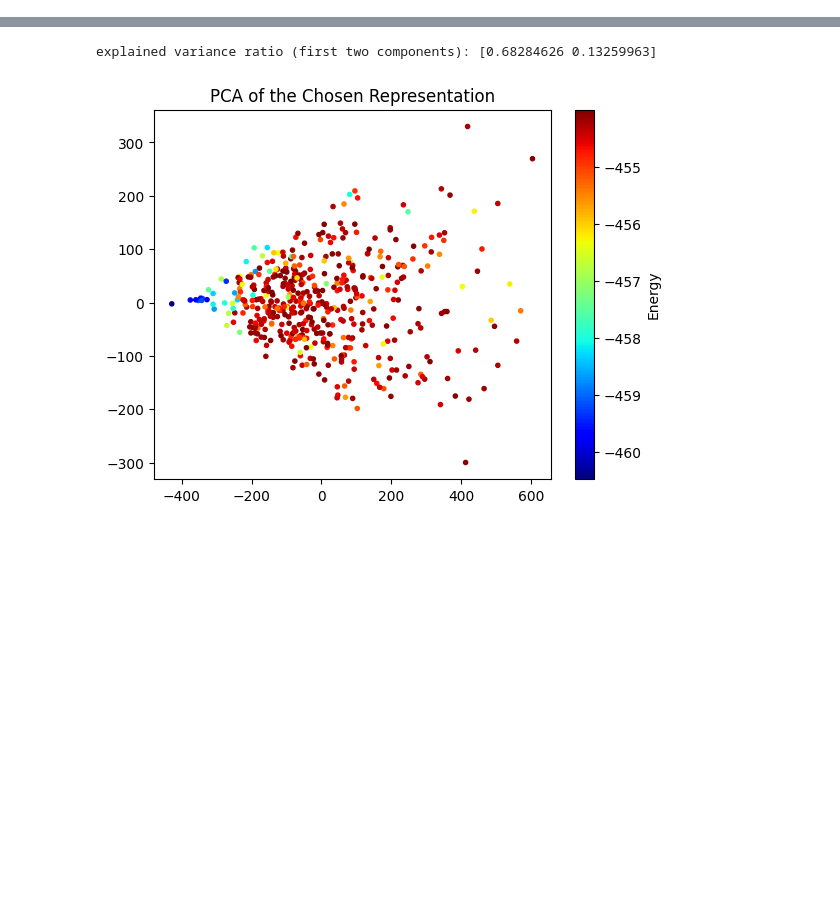
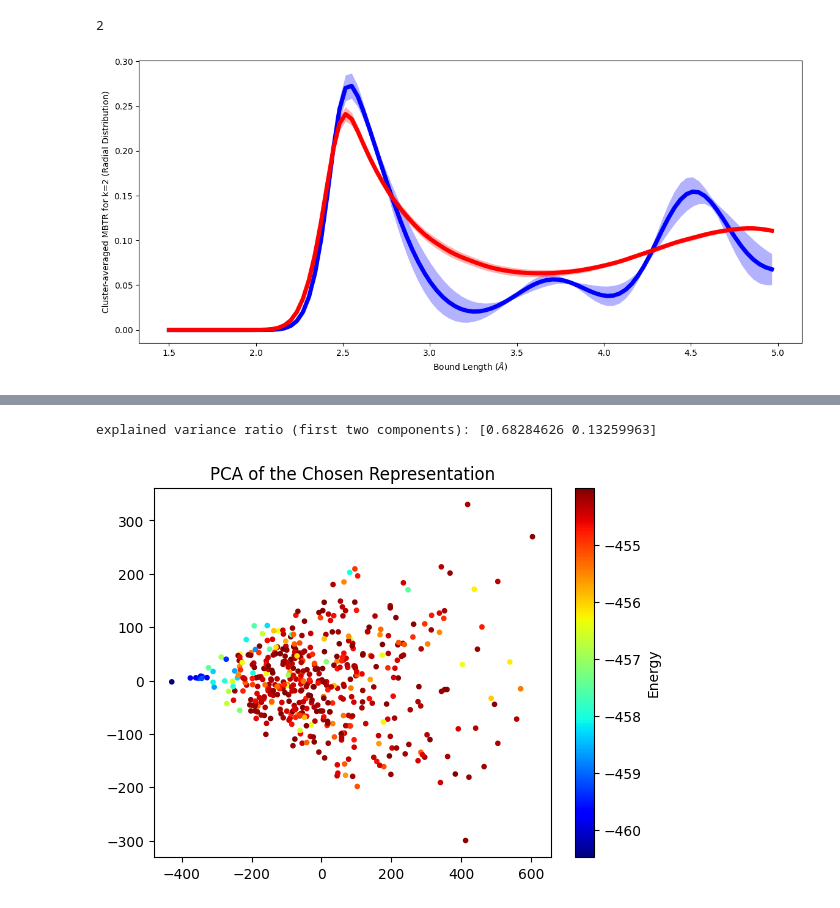
Before and after one commit to jpalastus/Notebooks, a Jupyter notebook: Oleron Solidification School 2024/Processing_data_for_the_school.ipynb, the cells around one changed output, grey strips where cells are left out. Cells and saved outputs as stored; diff of their text form; code cells hidden in the pictures; blank space fills up the shorter version.

```diff
--- a/Oleron Solidification School 2024/Processing_data_for_the_school.ipynb
+++ b/Oleron Solidification School 2024/Processing_data_for_the_school.ipynb
@@ -54,0 +68,45 @@ np.save('mbtr.npy', list_atom2)
+# %%
+from sklearn.cluster import KMeans, DBSCAN
+import matplotlib
+cm_preference='bwr'
+
+##### FOR SILICON USE
+#cm_preference='jet'
+#nb_c = 5
+#model = KMeans(n_clusters=nb_c
+#               , init='random'
+#               , n_init=100
+#               , max_iter=1000
+#               , tol=1e-04
+#              )
+model = DBSCAN(eps=0.20,
+               min_samples=10,
+               metric='l1')
+
+model.fit(X)
+
+y_pred = model.labels_
+nb_c=max(y_pred)+1
+
+print(nb_c)
+
+cmap = matplotlib.cm.get_cmap(cm_preference)
+colours=[cmap(float(i)/float(nb_c-1)) for i in range(nb_c)]
+
+xmin=1.5; xmax=5.0
+
+plt.figure(figsize=(14, 6))
+plt.xlabel("Bound Length ($\AA$)")
+plt.ylabel("Cluster-averaged MBTR for k=2 (Radial Distribution)")
+for i in range(nb_c):
+  aux=X[y_pred==i]
+  xx=np.mean(np.array(aux), axis=0)
+  N=len(xx)
+  xx_plot=(np.array(range(N))/float(N))*(xmax-xmin)+xmin
+  plt.plot(xx_plot, xx,'-', linewidth=5, c = colours[i])
+  std=np.std(np.array(aux), axis=0)
+  plt.fill_between(xx_plot, xx-std, xx+std, alpha=.3, linewidth=0, color = colours[i])
+plt.show()
+# %% [output]
+2
+[figure, added]
```
Also changed, not shown: parts of 16 cells of this notebook.
